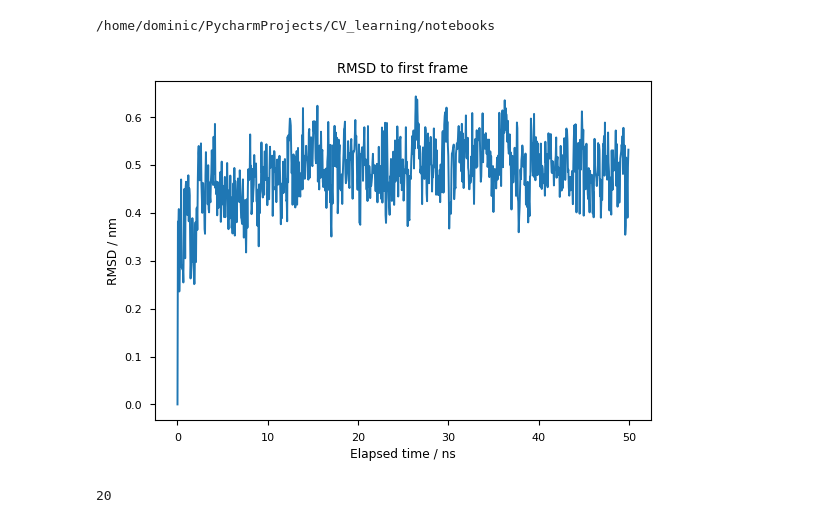
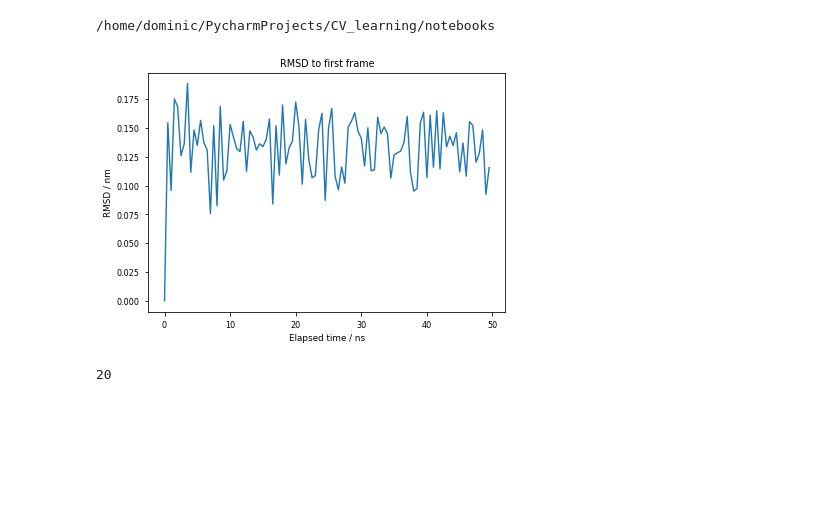
Before and after one commit to dominicp6/CV_learning, a Jupyter notebook: notebooks/rough_work.ipynb, the cells around one changed output. Cells and saved outputs as stored; diff of their text form; code cells hidden in the pictures; blank space fills up the shorter version.

```diff
--- a/notebooks/rough_work.ipynb
+++ b/notebooks/rough_work.ipynb
@@ -1,27 +1,29 @@
 # %%
+import sys
+sys.path.append('..')
 import os
 import mdtraj as md
 import matplotlib.pyplot as plt
 import numpy as np
 from utils.plotting_functions import init_plot, init_subplot, save_fig
 
 # load trajectory and remove solvent
-traj = md.load_dcd('../exp/outputs/chignolin/production_chignolin_1uao-processed_amber_154659_161122/trajectory.dcd', top='../exp/outputs/chignolin/production_chignolin_1uao-processed_amber_154659_161122/topology.pdb', stride=50)
+traj = md.load_dcd('../exp/outputs/alanine_dipeptide/50ns_NPT_800K_alanine/trajectory.dcd', top='../exp/outputs/alanine_dipeptide/50ns_NPT_800K_alanine/top.pdb', stride=50)
 traj = traj.atom_slice(traj.top.select('protein or resname ZNB'))
 
 # calculate RMSD to first frame and plot figure
 rmsd = md.rmsd(traj, traj)
 #
 plt.figure()
-plt.plot(np.arange(0, 50, 50/1000), rmsd)
+plt.plot(np.arange(0, 50, 50/100), rmsd)
 plt.title('RMSD to first frame')
 plt.xlabel('Elapsed time / ns')
 plt.ylabel('RMSD / nm')
 print(os.getcwd())
 #plt.savefig('rmsd.png', dpi=300)
 plt.show()
 plt.close()
 # %% [output]
 /home/dominic/PycharmProjects/CV_learning/notebooks
-[figure, old version]
+[figure, new version]
 # %%
```
Also changed, not shown: parts of 2 cells of this notebook, 10 other files.
